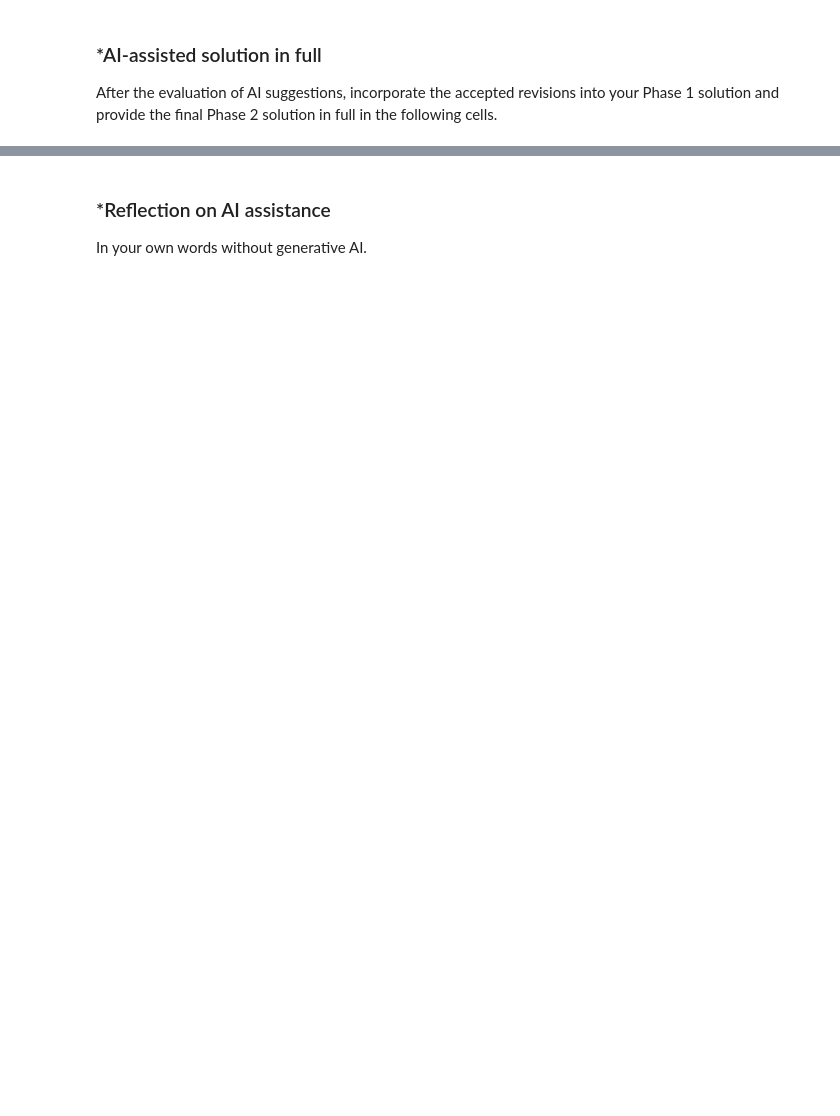
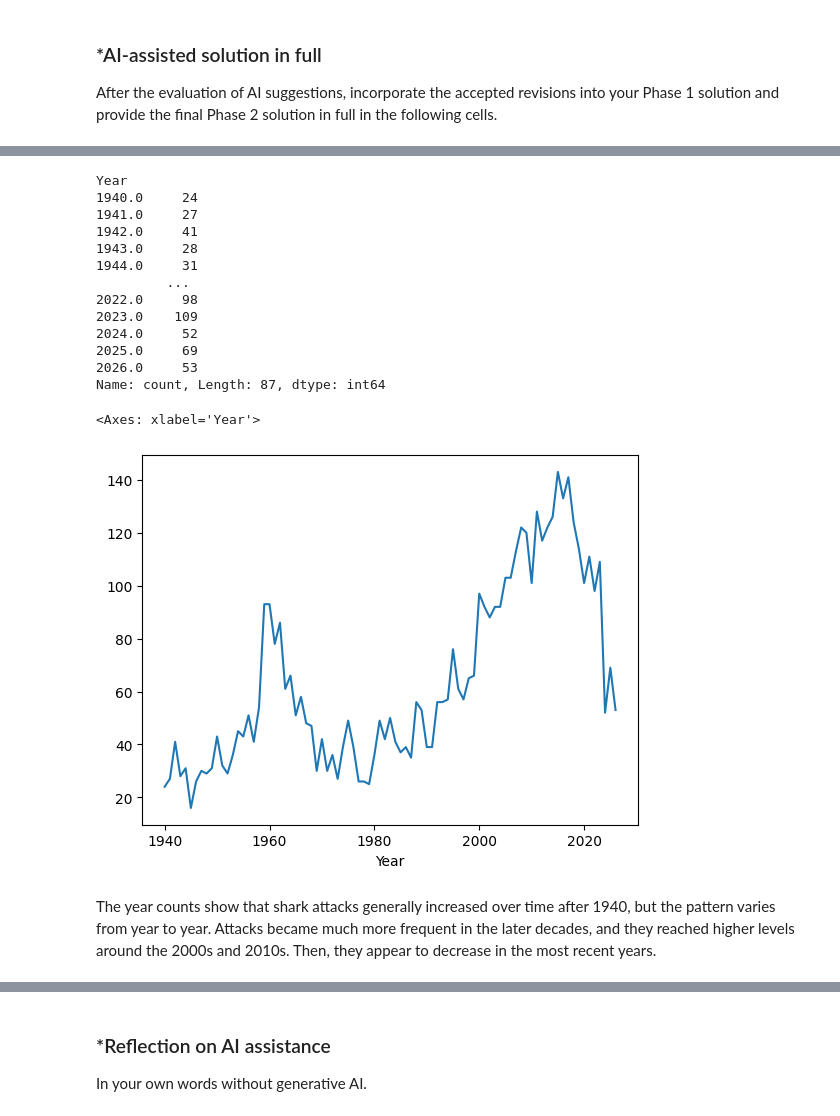
Before and after one commit to emmakelly7/A01-data-wrangling, a Jupyter notebook: Data_Wrangling_notebook.ipynb, the cells around one changed output, grey strips where cells are left out. Cells and saved outputs as stored; diff of their text form; code cells hidden in the pictures; blank space fills up the shorter version.

```diff
--- a/Data_Wrangling_notebook.ipynb
+++ b/Data_Wrangling_notebook.ipynb
@@ -486,0 +682,2 @@ After the evaluation of AI suggestions, incorporate the accepted revisions into
+# %%
+df = pd.read_excel('./data/GSAF5.xls')
@@ -486,0 +738,2 @@ After the evaluation of AI suggestions, incorporate the accepted revisions into
+# %%
+df = df.drop(columns=['Unnamed: 21', 'Unnamed: 22'])
@@ -486,0 +786,6 @@ After the evaluation of AI suggestions, incorporate the accepted revisions into
+# %%
+df['Year'] = pd.to_numeric(df['Year'], errors='coerce')
+df['Year_nan'] = df['Year'].isnull()
+
+print('After coercion:\n', df['Year'].describe(), '\n')
+print('Total missings:\n', sum(df['Year_nan']), '\n')
@@ -486,0 +806,2 @@ After the evaluation of AI suggestions, incorporate the accepted revisions into
+# %%
+df = df[df['Year'] >= 1940]
@@ -486,0 +823,23 @@ After the evaluation of AI suggestions, incorporate the accepted revisions into
+# %%
+year_counts = df['Year'].value_counts().sort_index()
+
+print(year_counts)
+year_counts.plot()
+# %% [output]
+Year
+1940.0     24
+1941.0     27
+1942.0     41
+1943.0     28
+1944.0     31
+         ...
+2022.0     98
+2023.0    109
+2024.0     52
+2025.0     69
+2026.0     53
+Name: count, Length: 87, dtype: int64
+<Axes: xlabel='Year'>
+[figure, added]
+# %% [markdown]
+The year counts show that shark attacks generally increased over time after 1940, but the pattern varies from year to year. Attacks became much more frequent in the later decades, and they reached higher levels around the 2000s and 2010s. Then, they appear to decrease in the most recent years.
```
Also changed, not shown: parts of 45 cells of this notebook.
